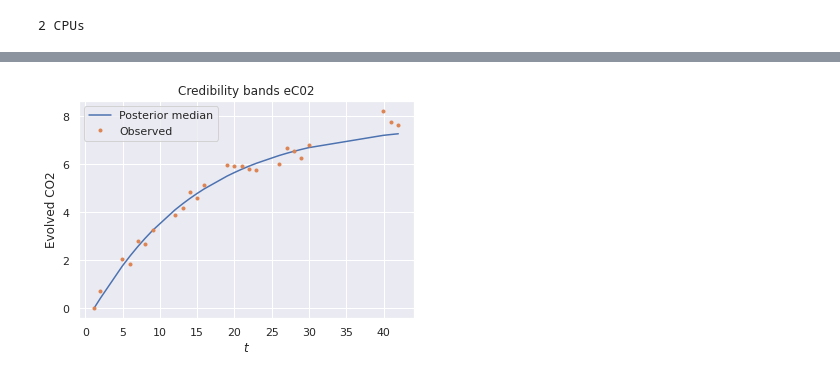
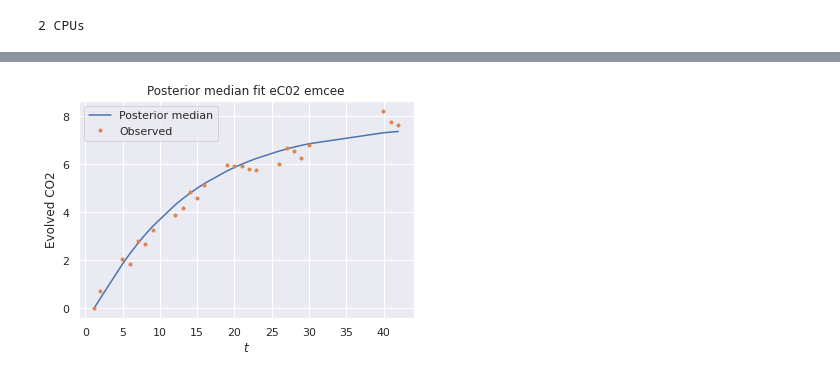
Before and after one commit to jear2412/BUQ-ODEsMCMC, a Jupyter notebook: SoilCarbonModelling-emcee.ipynb, the cells around one changed output, grey strips where cells are left out. Drawn from its saved outputs; the diff is of its cells as text; code cells hidden in the pictures.

```diff
--- a/SoilCarbonModelling-emcee.ipynb
+++ b/SoilCarbonModelling-emcee.ipynb
@@ -135,8 +170,8 @@ print("{0} CPUs".format(ncpu))
 # %%
 #emcee
 
-nwalkers = 15
-T=100000
+nwalkers = 20
+T=50000
 
 bi=int(0.15*T)
 
@@ -182,7 +187,11 @@ sns.distplot(samples[:,5])
 # %%
-k1=samples[bi:,0]
-k2=samples[bi:,1]
-alpha21=samples[bi:,2]
-alpha12=samples[bi:,3]
-sigma=samples[bi:,4]
-gamma=samples[bi:,5]
+k1=samples[2*bi:,0]
+k2=samples[2*bi:,1]
+alpha21=samples[2*bi:,2]
+alpha12=samples[2*bi:,3]
+sigma=samples[2*bi:,4]
+gamma=samples[2*bi:,5]
+
+#results emcee
+rmc={ 'k1':k1, 'k2':k2, 'alpha21':alpha21, 'alpha12':alpha12 , 'sigma': sigma, 'gamma': gamma    }
+rmc=pd.DataFrame(rmc)
@@ -203,33 +238,43 @@ gamma  0.9355290027531235
 # %%
 #medians
 mk1=np.median(k1)
 mk2=np.median(k2)
 malpha21=np.median(alpha21)
 malpha12=np.median(alpha12)
 msigma=np.median(sigma)
 mgamma=np.median(gamma)
 
-#quantiles
-
-
-
-
+#median
 X0=np.array( [  mgamma*totalC_t0, (1-mgamma)*totalC_t0  ]  )
 Xt= odeint( scODE, X0, ts, args=(  mk1,mk2,malpha21, malpha12, ))
 C1t=Xt[:,0]
 C2t=Xt[:,1]
 eCO2hat= totalC_t0-( C1t+C2t)
 
 
+#q1
+#X0=np.array( [  q1[5]*totalC_t0, (1-q1[5])*totalC_t0  ]  )
+#Xt= odeint( scODE, X0, ts, args=(  q1[0],q1[1],q1[2],q1[3], ))
+#q1C1t=Xt[:,0]
+#q1C2t=Xt[:,1]
+#q1eCO2hat= totalC_t0-( q1C1t+q1C2t)
+
+#q2
+#X0=np.array( [  q2[5]*totalC_t0, (1-q2[5])*totalC_t0  ]  )
+#Xt= odeint( scODE, X0, ts, args=(  q2[0],q2[1],q2[2],q2[3], ))
+#q2C1t=Xt[:,0]
+#q2C2t=Xt[:,1]
+#q2eCO2hat= totalC_t0-( q2C1t+q2C2t)
 
 plt.plot(ts, eCO2hat  , label='Posterior median' )
 plt.plot(ts, eco2mean  , '.' ,label='Observed' )
-#plt.fill_between( times, q1, q2 , alpha=0.6, color='red')
+#plt.plot(ts, q2eCO2hat  , '.' ,label='Observed' )
+#plt.fill_between( ts, q1eCO2hat, q2eCO2hat , alpha=0.6, color='red')
 plt.xlabel( r'$t$' )
 plt.ylabel( r'Evolved CO2' )
-plt.title( 'Credibility bands eC02' )
+plt.title( 'Posterior median fit eC02 emcee' )
 plt.legend()
-plt.savefig( 'eCO2-posteriormean.png', dpi=500  )
+plt.savefig( 'eCO2-posteriormedianmc.png', dpi=500  )
 plt.show()
 # %% [output]
-[figure, old version]
+[figure, new version]
```
Also changed, not shown: parts of 32 cells of this notebook.
